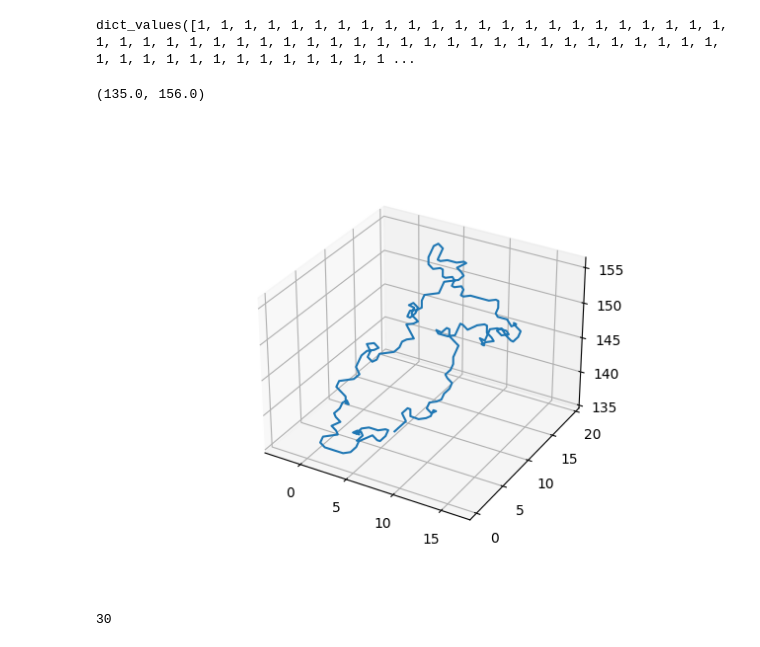
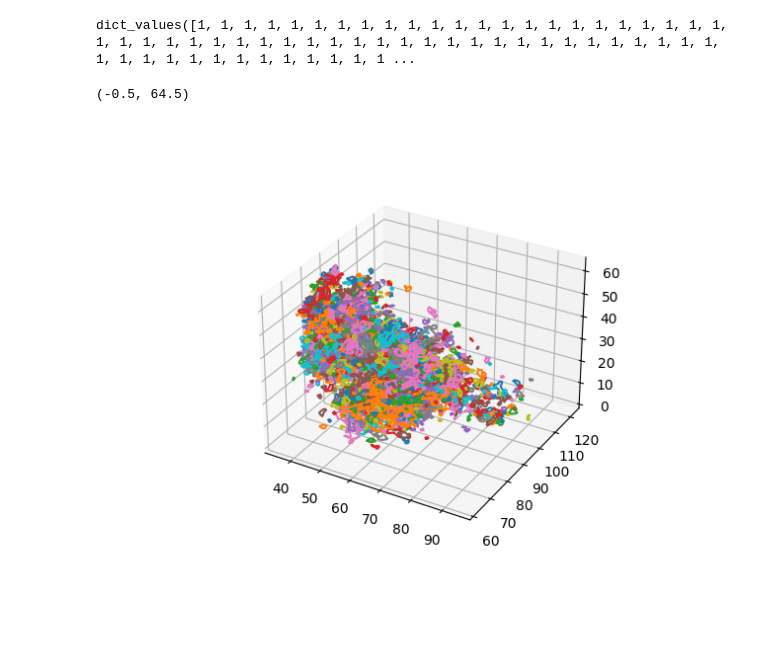
Before and after one commit to Mehdi5578/3DPU_Plateau_Problem, a Jupyter notebook: solution.ipynb, the cells around one changed output. Drawn from its saved outputs; the diff is of its cells as text; code cells hidden in the pictures.

```diff
--- a/solution.ipynb
+++ b/solution.ipynb
@@ -303,43 +354,41 @@ ax.set_aspect('equal')
 X = []
 Y = []
 Z = []
-for loop in loops[259:259+1]:
-    if True:
+for loop in loops:
+    if loop.closed:
         lasso_positions = []
         for r in loop.loop:
             pos = [r.res.ax] + list(r.res.pos)
             if pos[0] == 2:
                 new_pos = [pos[1]+0.5,pos[2] + 0.5,pos[3]]
             elif pos[0] == 1:
                 new_pos = [pos[1]+0.5,pos[2],pos[3]+0.5]
             elif pos[0] == 0:
                 new_pos = [pos[1],pos[2] + 0.5,pos[3]+0.5]
 
             lasso_positions.append(new_pos)
         xs = [pos[0] for pos in lasso_positions]
         ys = [pos[1] for pos in lasso_positions]
         zs = [pos[2] for pos in lasso_positions]
+        xs = xs
+        ys = ys
+        zs = zs
         ax.plot(xs,ys,zs)
         Z = Z + zs
         X = X + xs
         Y = Y + ys
 
 X = np.array(X)
 Y = np.array(Y)
 Z = np.array(Z)
-max_range = np.array([X.max()-X.min(), Y.max()-Y.min(), Z.max()-Z.min()]).max() / 2.0 + 0.5
+max_range = np.array([X.max()-X.min(), Y.max()-Y.min(), Z.max()-Z.min()]).max() / 2.0
 
 mid_x = (X.max()+X.min()) * 0.5
 mid_y = (Y.max()+Y.min()) * 0.5
 mid_z = (Z.max()+Z.min()) * 0.5
 ax.set_xlim(mid_x - max_range, mid_x + max_range)
 ax.set_ylim(mid_y - max_range, mid_y + max_range)
 ax.set_zlim(mid_z - max_range, mid_z + max_range)
 # %% [output]
-(135.0, 156.0)
+(-0.5, 64.5)
-[figure, old version]
+[figure, new version]
-# %%
-# len(set(loops[k1].loop))
-len(loops[k1].loop)
-# %% [output]
-30
```
Also changed, not shown: parts of 37 cells of this notebook.
